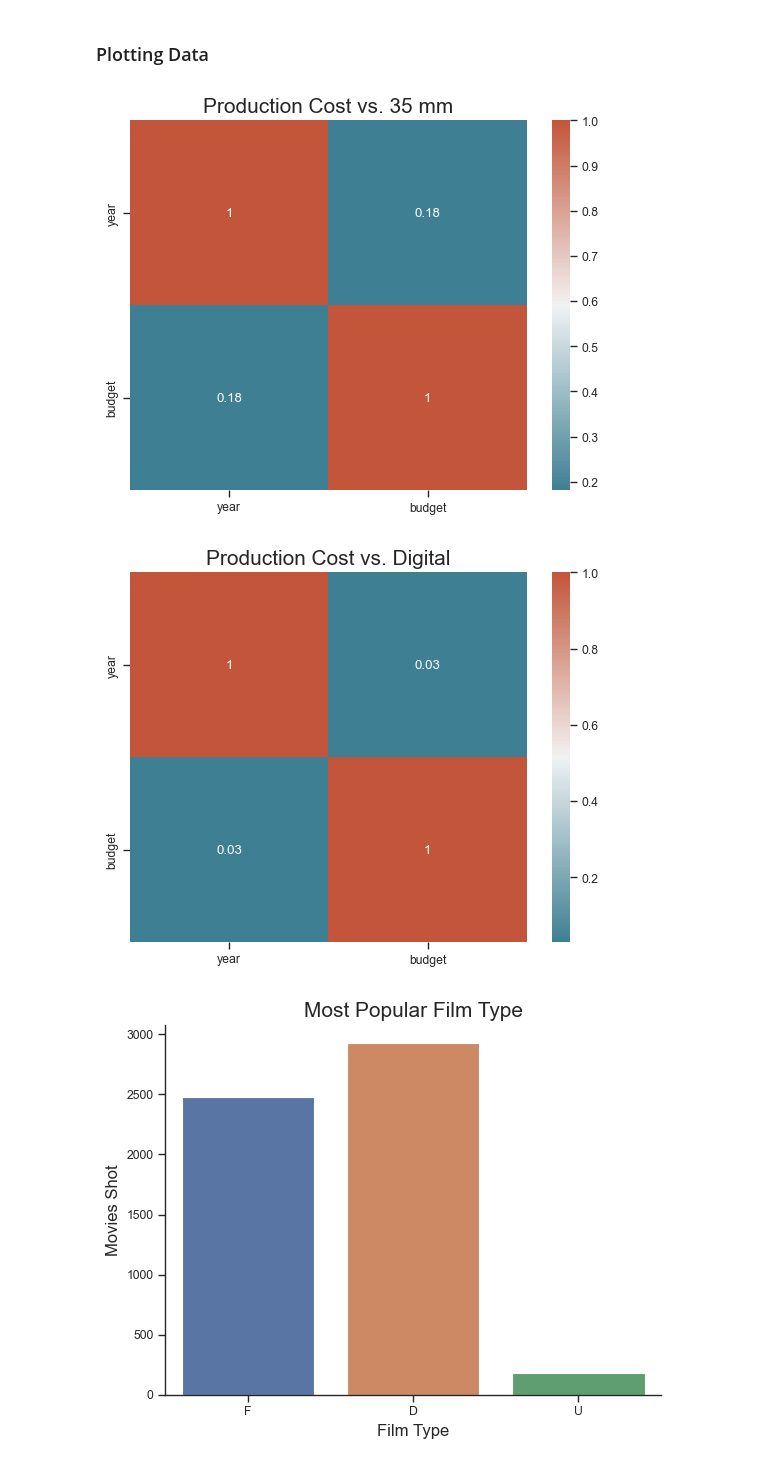
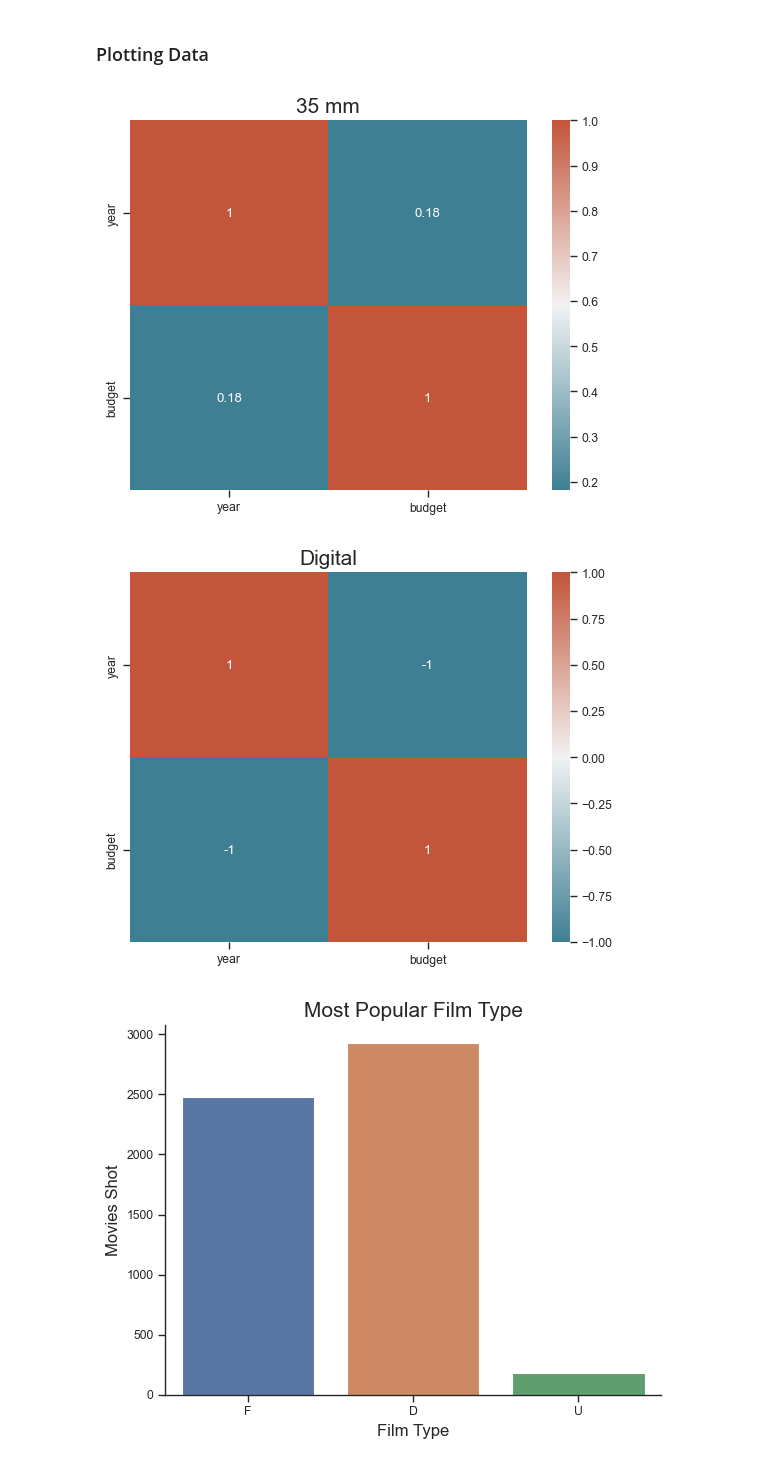
Before and after one commit to ubco-W2022T1-cosc301/project-group16, a Jupyter notebook: notebooks/analysis1.ipynb, the cells around one changed output. Saved outputs shown, nothing was run; the diff lists cells and outputs as text; code cells hidden in the pictures.

```diff
--- a/notebooks/analysis1.ipynb
+++ b/notebooks/analysis1.ipynb
@@ -80,20 +80,20 @@ Now with the data cleaned, it's easier to get a view of what data there is to wo
 ### Plotting Data
 # %%
 tx = df_clean.query("negative_format=='35 mm'") # Plotting the Graph
-plt.title("Production Cost vs. 35 mm", size=15)
-px = tx.corr(numeric_only=True)
-g=sns.heatmap(tx.corr(numeric_only=True), xticklabels=px.columns, yticklabels=px.columns, annot=True, cmap=sns.diverging_palette(220, 20, as_cmap=True))
+plt.title("35 mm", size=15)
+tx=tx.corr()
+g=sns.heatmap(tx, xticklabels=tx.columns, yticklabels=tx.columns, annot=True, cmap=sns.diverging_palette(220, 20, as_cmap=True))
 plt.show()
 # %% [output]
-[figure, old version]
+[figure, new version]
 # %%
 ux = df_clean.query("negative_format=='Digital'") # Plotting the Graph
-plt.title("Production Cost vs. Digital", size=15)
-px = tx.corr(numeric_only=True)
-g=sns.heatmap(ux.corr(numeric_only=True), xticklabels=px.columns, yticklabels=px.columns, annot=True, cmap=sns.diverging_palette(220, 20, as_cmap=True))
+plt.title("Digital", size=15)
+ux = tx.corr()
+g=sns.heatmap(ux, xticklabels=ux.columns, yticklabels=ux.columns, annot=True, cmap=sns.diverging_palette(220, 20, as_cmap=True))
 plt.show()
 # %% [output]
-[figure, old version]
+[figure, new version]
 # %%
 ax = sns.countplot(df_clean, x="film_type")
 plt.xlabel("Film Type", size=12)
```
Also changed, not shown: parts of 3 cells of this notebook, 17 other files.
